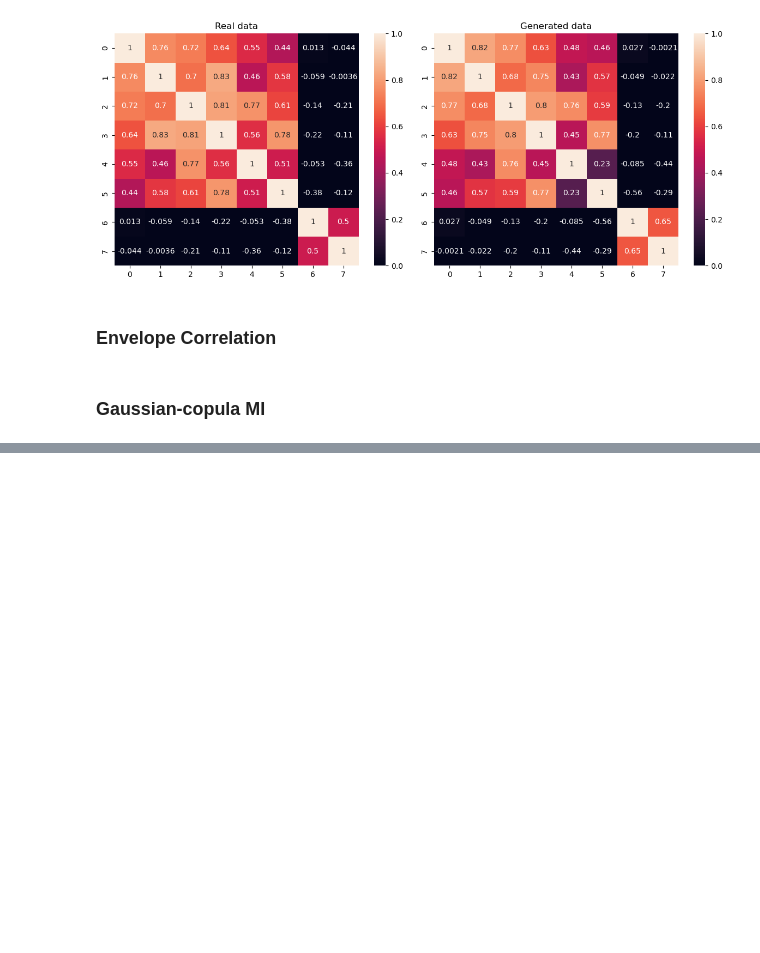
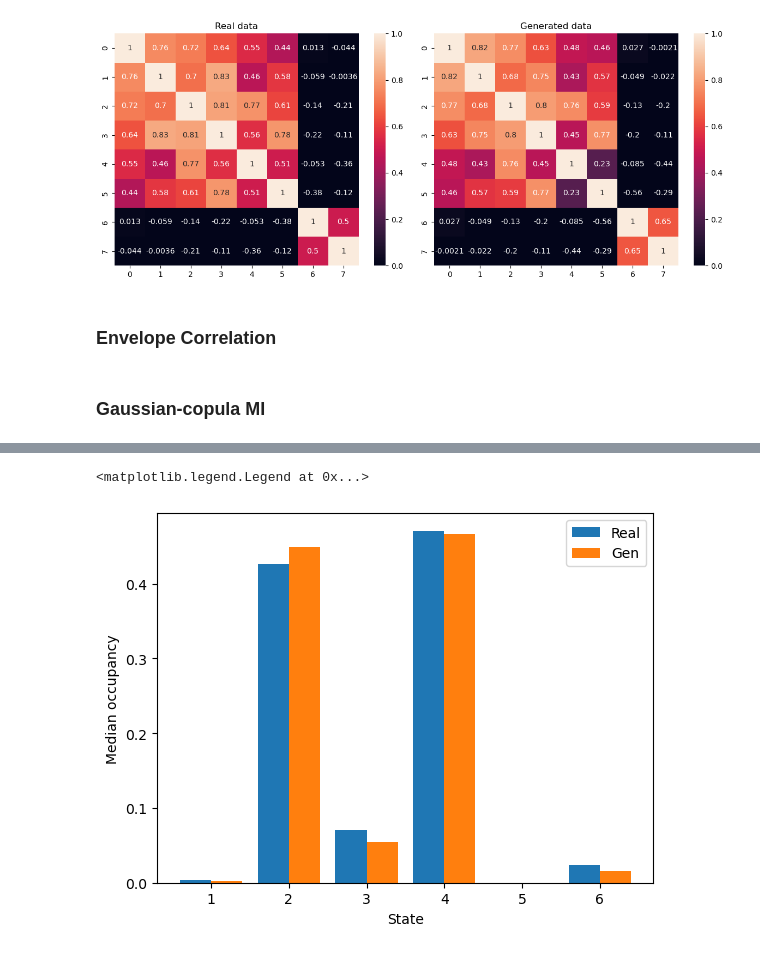
Before and after one commit to Yeganehfrh/EEGModalNet, a Jupyter notebook: notebooks/Supplementary Analysis.ipynb, the cells around one changed output, grey strips where cells are left out. Drawn from its saved outputs; the diff is of its cells as text; code cells hidden in the pictures; blank space fills up the shorter version.

```diff
--- a/notebooks/Supplementary Analysis.ipynb
+++ b/notebooks/Supplementary Analysis.ipynb
@@ -712,0 +908,10 @@ plot_connectivity(gcmi_real, gcmi_fake, 0, 1.2)
+# %%
+occ_real_med = results_2['occ_real_med']
+occ_gen_med = results_2['occ_gen_med']
+
+plt.bar(np.arange(1,7)-0.2, occ_real_med, width=0.4, label='Real')
+plt.bar(np.arange(1,7)+0.2, occ_gen_med, width=0.4, label='Gen')
+plt.xlabel('State'); plt.ylabel('Median occupancy'); plt.legend()
+# %% [output]
+<matplotlib.legend.Legend at 0x...>
+[figure, added]
```
Also changed, not shown: parts of 17 cells of this notebook.
